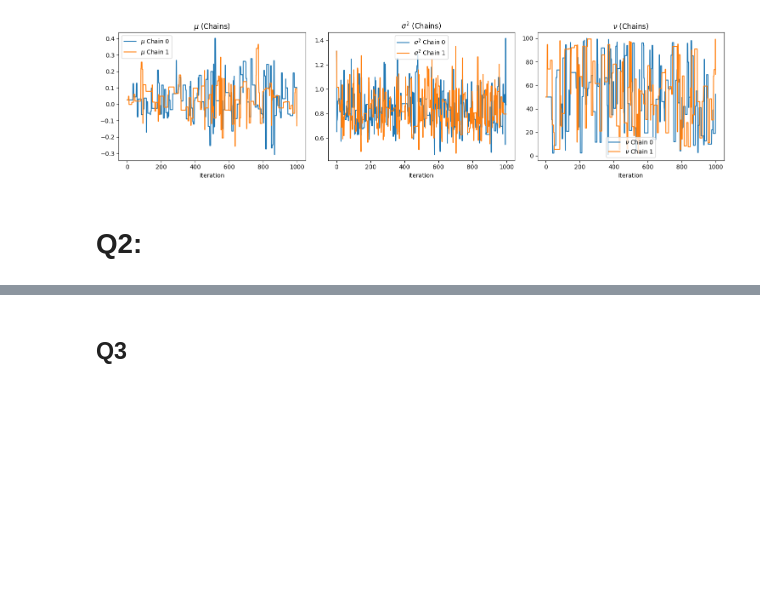
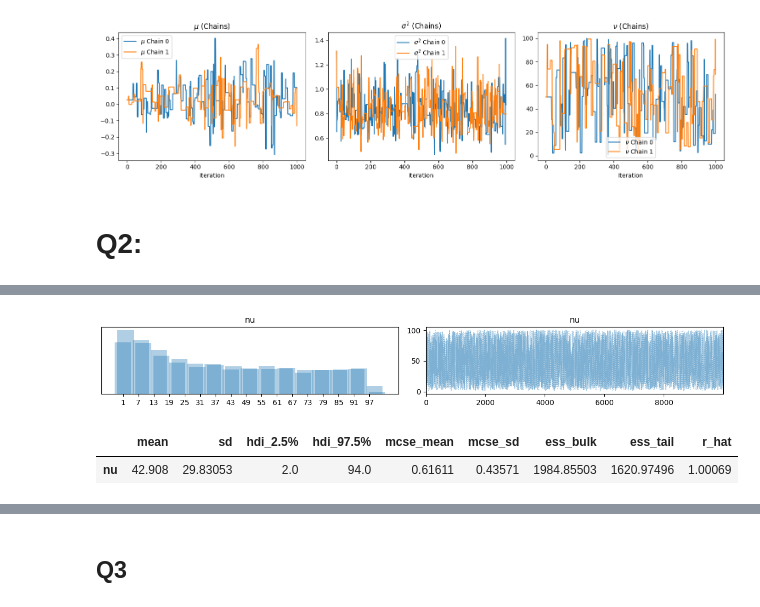
Before and after one commit to thu2912/HW-Sta365, a Jupyter notebook: HW6.ipynb, the cells around one changed output, grey strips where cells are left out. Saved outputs shown, nothing was run; the diff lists cells and outputs as text; code cells hidden in the pictures; blank space fills up the shorter version.

```diff
--- a/HW6.ipynb
+++ b/HW6.ipynb
@@ -226,0 +153,23 @@ However since prior v in this case is a discrete uniform distribution so increas
+# %%
+# --- True Parameters ---
+mu_true = 0.0
+sigma2_true = 1.0
+nu_true = 50  # True degrees of freedom
+n1 = 30
+n2 = 10000
+x_data1 = mu_true + sigma2_true * np.random.standard_t(nu_true, size=n1)
+x_data2 = mu_true + sigma2_true * np.random.standard_t(nu_true, size=n2)
+# %%
+# --- PyMC Model ---
+with pm.Model() as t_model1:
+    # Priors
+    mu = pm.Normal("mu", mu=0, sigma=1)  # Normal prior for mean
+    sigma = pm.HalfNormal("sigma", sigma=1)  # Half-Normal prior for standard deviation
+    nu = pm.DiscreteUniform("nu", lower=1, upper=100)  # Discrete uniform prior for degrees of freedom
+
+    # Likelihood: Student-t distribution
+    x_obs = pm.StudentT("x_obs", nu=nu, mu=mu, sigma=sigma, observed=x_data1)
+# %%
+m = 10000
+with t_model1:
+    idata1 = pm.sample(m, chains=2, tune=1000)
@@ -226,0 +179,10 @@ However since prior v in this case is a discrete uniform distribution so increas
+# %%
+az.plot_trace(idata1.posterior['nu'])
+plt.tight_layout()
+# %% [output]
+[figure, added]
+# %%
+az.summary(idata1.posterior['nu'], round_to=5, hdi_prob=0.95)
+# %% [output]
+|  | mean | sd | hdi_2.5% | hdi_97.5% | mcse_mean | mcse_sd | ess_bulk | ess_tail | r_hat |
+| nu | 42.908 | 29.83053 | 2.0 | 94.0 | 0.61611 | 0.43571 | 1984.85503 | 1620.97496 | 1.00069 |
```
Also changed, not shown: parts of 10 cells of this notebook.
